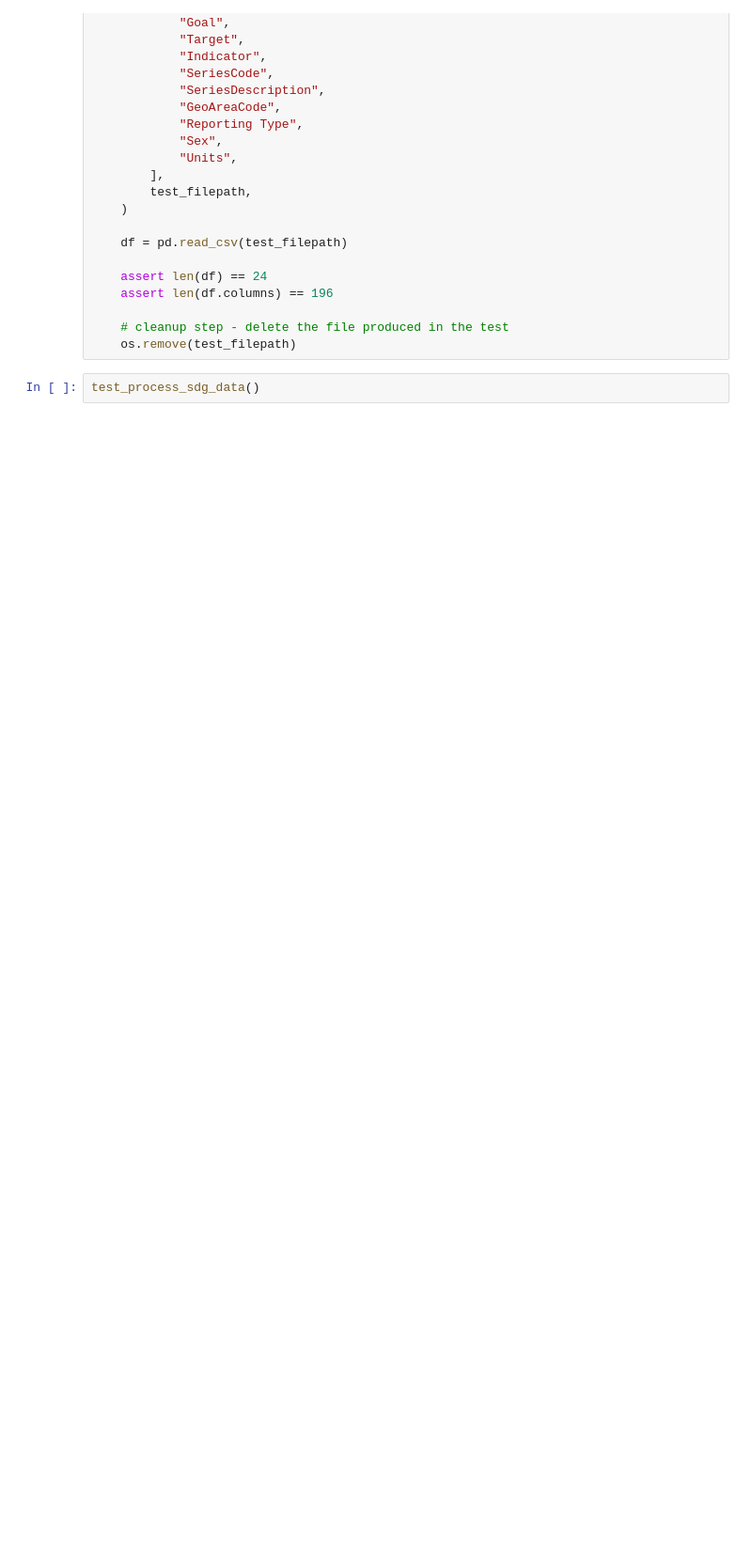
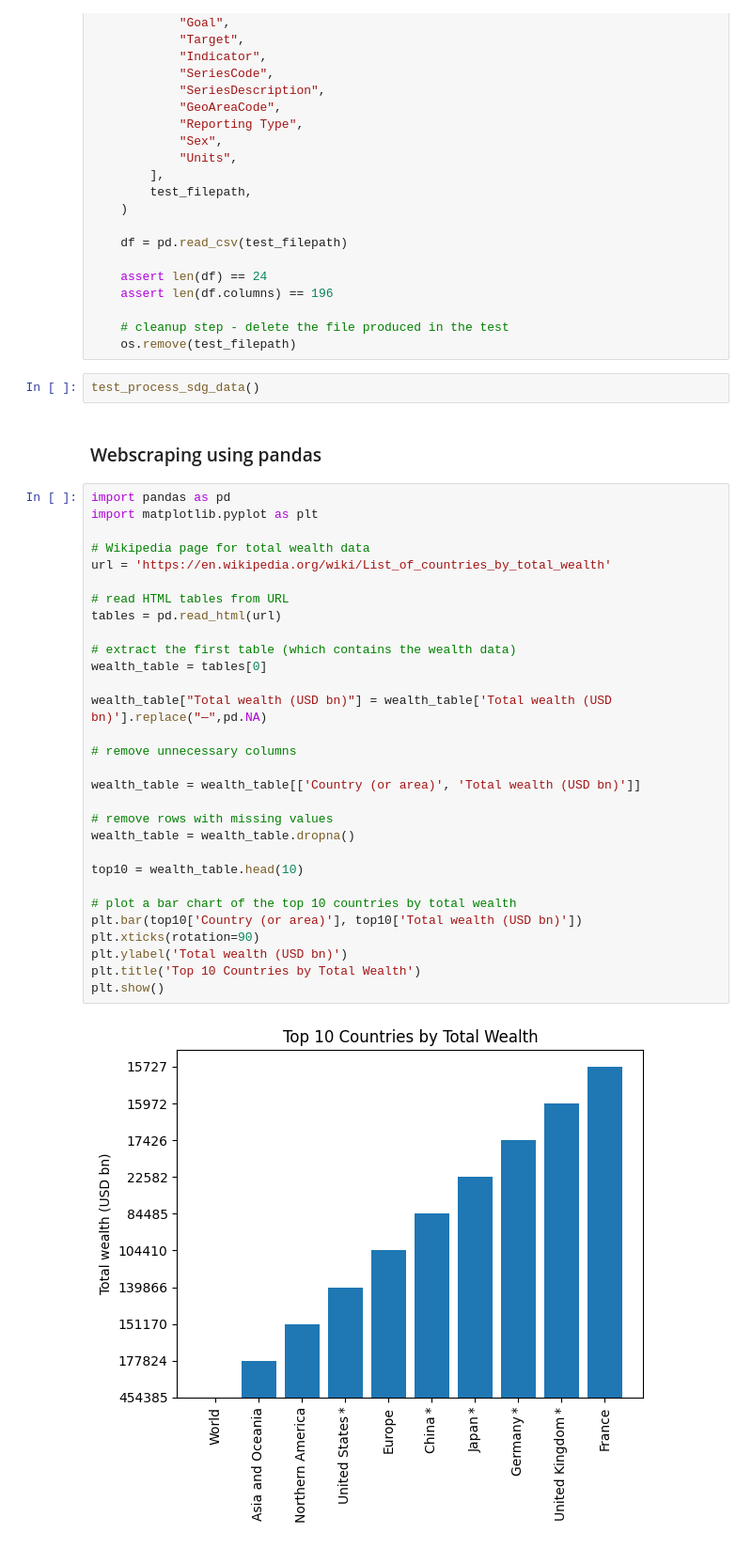
Before and after one commit to apandey306/SD4DS, a Jupyter notebook: 08_Design_Refactoring/chapter_08.ipynb, the cells around one changed output. Shown at 94% size. Drawn from its saved outputs; the diff is of its cells as text; blank space fills up the shorter version.

```diff
--- a/08_Design_Refactoring/chapter_08.ipynb
+++ b/08_Design_Refactoring/chapter_08.ipynb
@@ -122,3 +131,37 @@ def test_process_sdg_data():
     os.remove(test_filepath)
 # %%
 test_process_sdg_data()
+# %% [markdown]
+### Webscraping using pandas
+# %%
+import pandas as pd
+import matplotlib.pyplot as plt
+
+# Wikipedia page for total wealth data
+url = 'https://en.wikipedia.org/wiki/List_of_countries_by_total_wealth'
+
+# read HTML tables from URL
+tables = pd.read_html(url)
+
+# extract the first table (which contains the wealth data)
+wealth_table = tables[0]
+
+wealth_table["Total wealth (USD bn)"] = wealth_table['Total wealth (USD bn)'].replace("—",pd.NA)
+
+# remove unnecessary columns
+
+wealth_table = wealth_table[['Country (or area)', 'Total wealth (USD bn)']]
+
+# remove rows with missing values
+wealth_table = wealth_table.dropna()
+
+top10 = wealth_table.head(10)
+
+# plot a bar chart of the top 10 countries by total wealth
+plt.bar(top10['Country (or area)'], top10['Total wealth (USD bn)'])
+plt.xticks(rotation=90)
+plt.ylabel('Total wealth (USD bn)')
+plt.title('Top 10 Countries by Total Wealth')
+plt.show()
+# %% [output]
+[figure, added]
```
Also changed, not shown: parts of 20 cells of this notebook, 3 other files.
